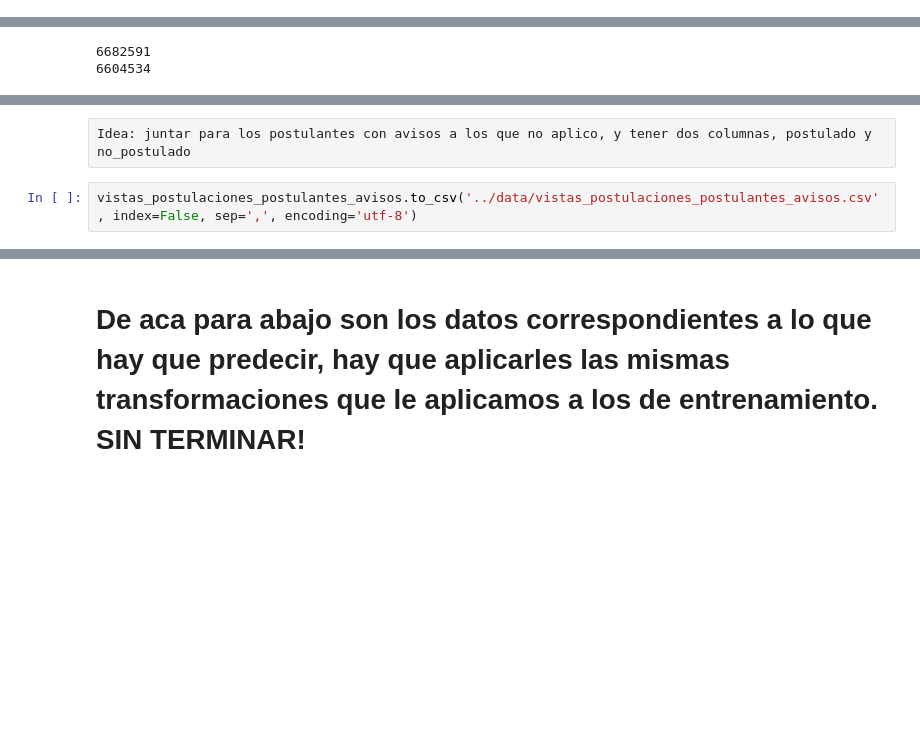
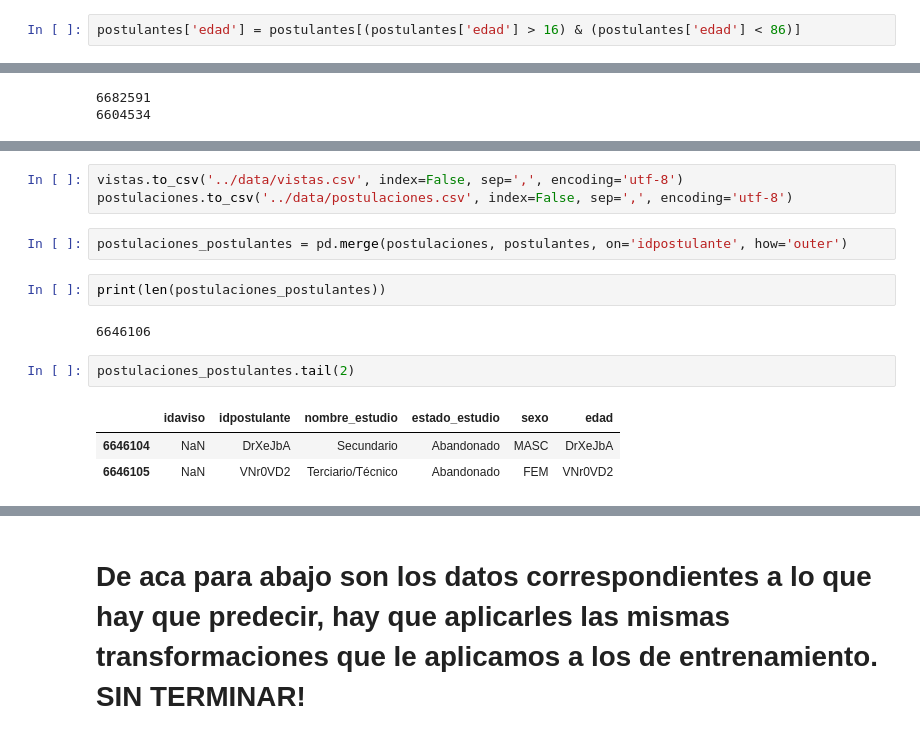
Before and after one commit to tbotalla/Datos1Q2018, a Jupyter notebook: parte2/Preprocessing.ipynb, the cells around one changed output, grey strips where cells are left out. Cells and saved outputs as stored; diff of their text form; blank space fills up the shorter version.

```diff
--- a/parte2/Preprocessing.ipynb
+++ b/parte2/Preprocessing.ipynb
@@ -435,0 +490,2 @@ postulantes.head(2)
+# %%
+postulantes['edad'] = postulantes[(postulantes['edad'] > 16) & (postulantes['edad'] < 86)]
@@ -682,4 +587,15 @@ Seguir separando las columnas categoricas ...
-# %% [raw]
-Idea: juntar para los postulantes con avisos a los que no aplico, y tener dos columnas, postulado y no_postulado
-# %%
-vistas_postulaciones_postulantes_avisos.to_csv('../data/vistas_postulaciones_postulantes_avisos.csv', index=False, sep=',', encoding='utf-8')
+# %%
+vistas.to_csv('../data/vistas.csv', index=False, sep=',', encoding='utf-8')
+postulaciones.to_csv('../data/postulaciones.csv', index=False, sep=',', encoding='utf-8')
+# %%
+postulaciones_postulantes = pd.merge(postulaciones, postulantes, on='idpostulante', how='outer')
+# %%
+print(len(postulaciones_postulantes))
+# %% [output]
+6646106
+# %%
+postulaciones_postulantes.tail(2)
+# %% [output]
+|  | idaviso | idpostulante | nombre_estudio | estado_estudio | sexo | edad |
+| 6646104 | NaN | DrXeJbA | Secundario | Abandonado | MASC | DrXeJbA |
+| 6646105 | NaN | VNr0VD2 | Terciario/Técnico | Abandonado | FEM | VNr0VD2 |
```
Also changed, not shown: parts of 109 cells of this notebook.
